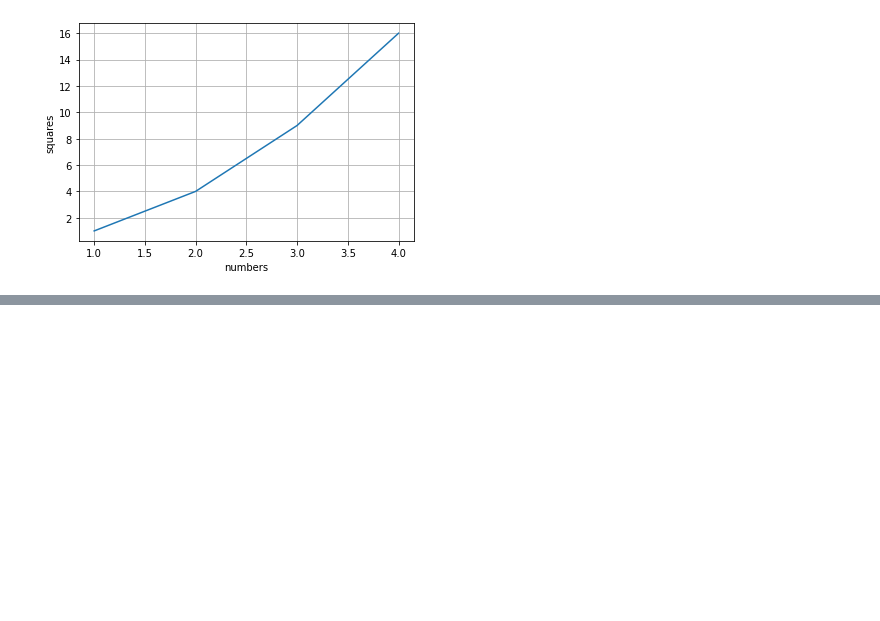
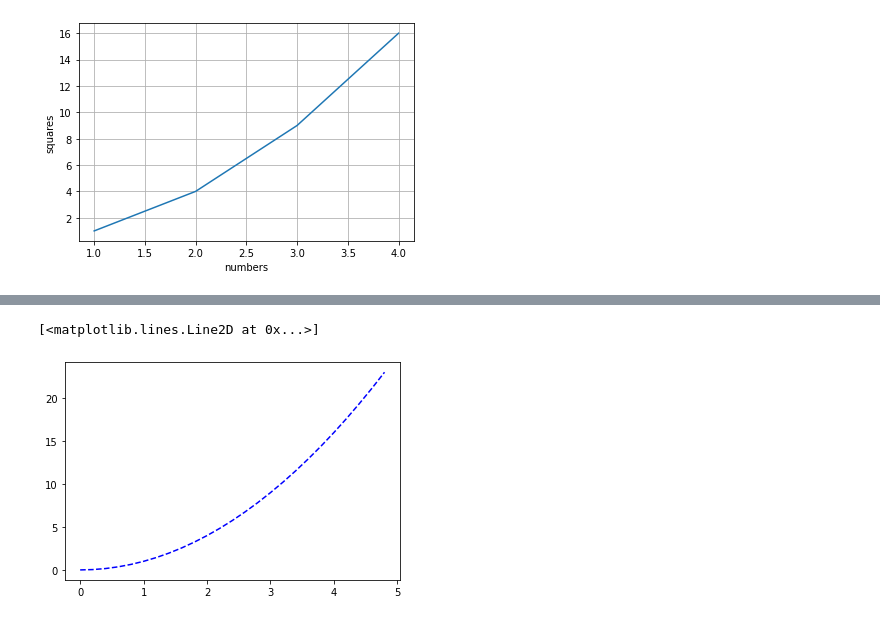
Before and after one commit to Yash621/Ml-dL-Assignments, a Jupyter notebook: numpy/numpy.ipynb, the cells around one changed output, grey strips where cells are left out. Cells and saved outputs as stored; diff of their text form; code cells hidden in the pictures; blank space fills up the shorter version.

```diff
--- a/numpy/numpy.ipynb
+++ b/numpy/numpy.ipynb
@@ -30,0 +36,6 @@ p.show()
+# %%
+a=np.arange(0.,5.,0.2)
+p.plot(a,a**2,"b--",label="^2")
+# %% [output]
+[<matplotlib.lines.Line2D at 0x...>]
+[figure, added]
```
Also changed, not shown: parts of 1 cell of this notebook, 2 other files.
